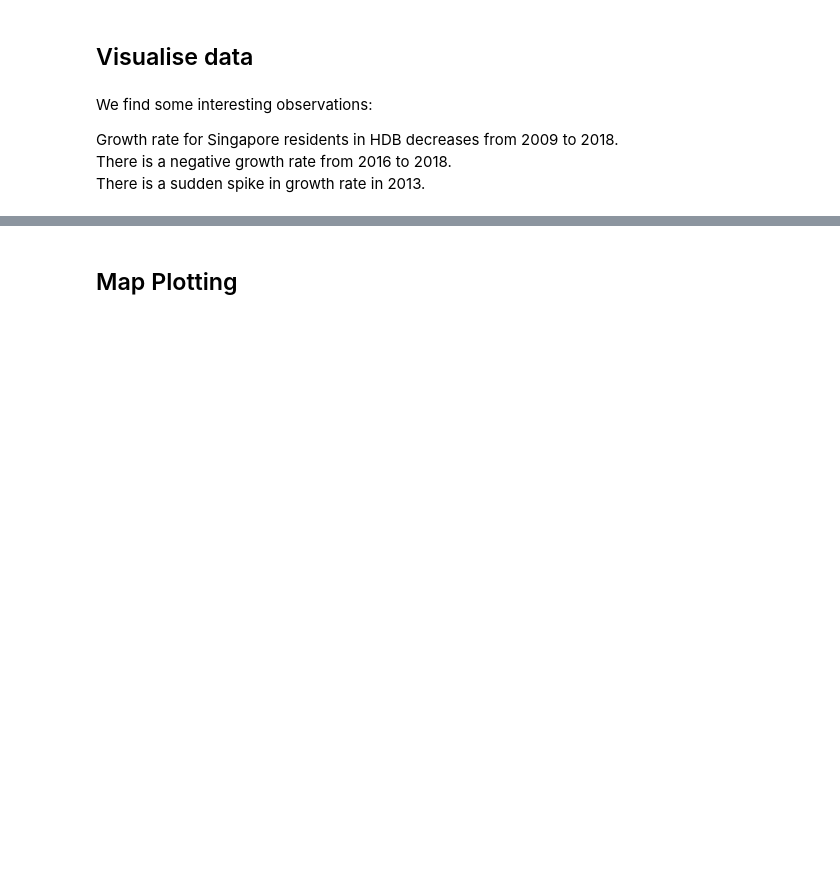
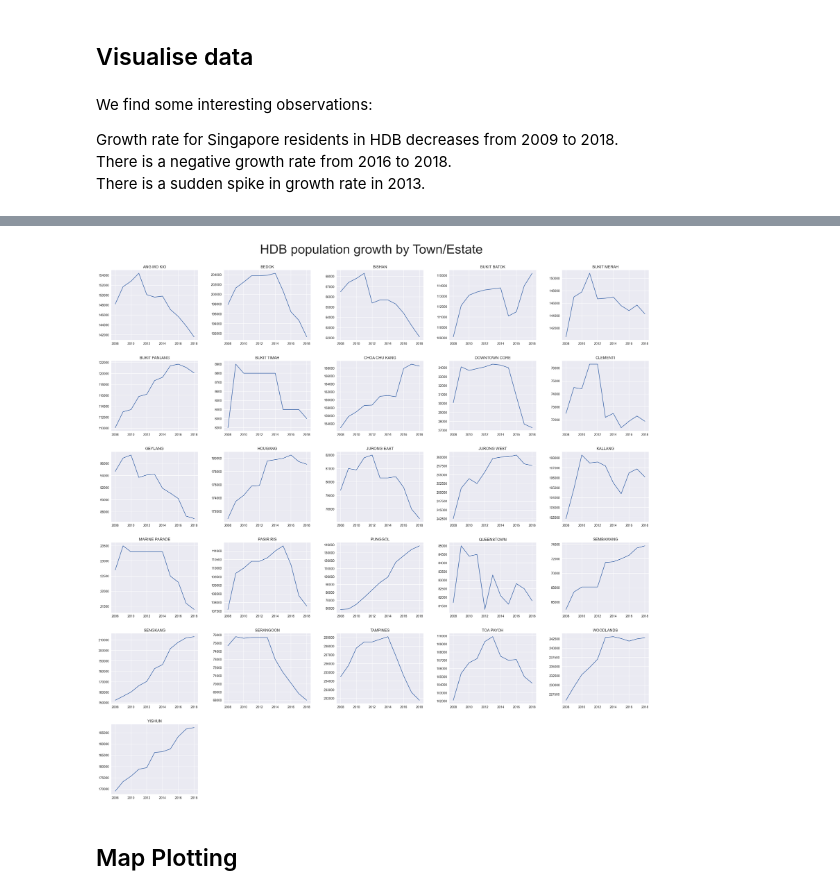
Before and after one commit to lingjie00/Singapore-population-map, a Jupyter notebook: Singapore population.ipynb, the cells around one changed output, grey strips where cells are left out. Saved outputs shown, nothing was run; the diff lists cells and outputs as text; code cells hidden in the pictures; blank space fills up the shorter version.

```diff
--- a/Singapore population.ipynb
+++ b/Singapore population.ipynb
@@ -260,0 +278,19 @@ Name: population, dtype: float64
+# %%
+fig = plt.figure(figsize=[30,30], dpi=130)
+gs = fig.add_gridspec(6, 5, wspace=0.3, hspace=0.3)
+axes = {}
+for i in range(6):
+    for j in range(5):
+        axes['{}{}'.format(i, j)] = fig.add_subplot(gs[i,j])
+plt.close()
+
+for ax, town in zip(axes.values(), HDB_pop['town_or_estate'].unique()):
+    ax.plot('financial_year', 'population', label=town,
+             data=HDB_pop[HDB_pop['town_or_estate'] == town])
+    ax.set_title(town)
+fig.suptitle('HDB population growth by Town/Estate', fontsize=40, verticalalignment='bottom', y=0.9)
+
+fig.delaxes(axes['51'])
+fig.delaxes(axes['52'])
+fig.delaxes(axes['53'])
+fig.delaxes(axes['54'])
@@ -261,3 +299,7 @@ Name: population, dtype: float64
+# %%
+fig
+# %% [output]
+[figure, added]
 # %% [markdown]
 ## Map Plotting
 # %%
```
Also changed, not shown: parts of 14 cells of this notebook, 7 other files.
